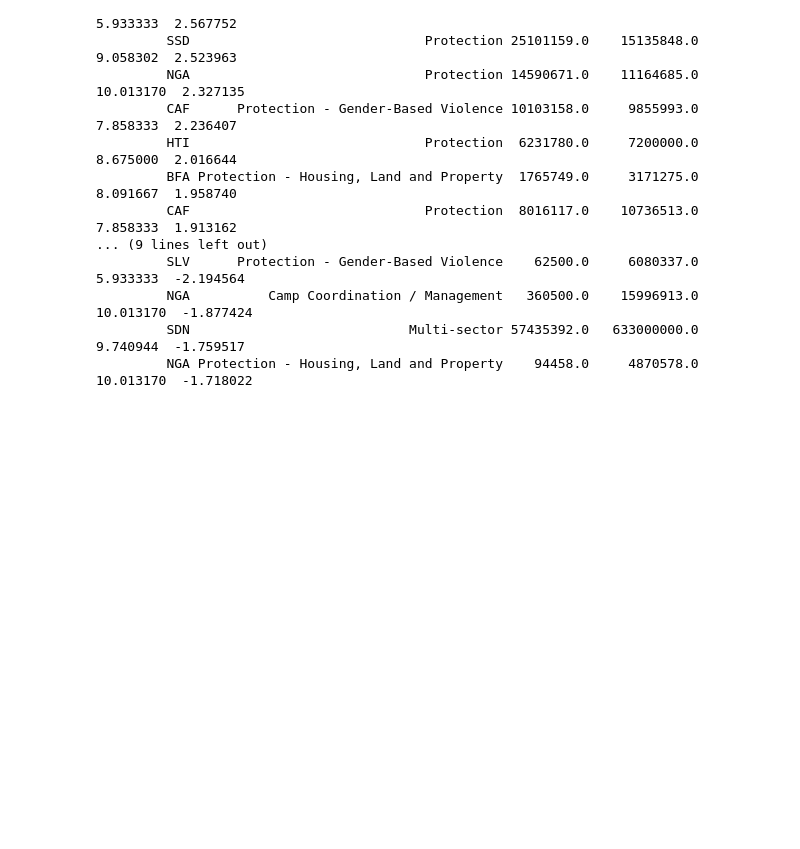
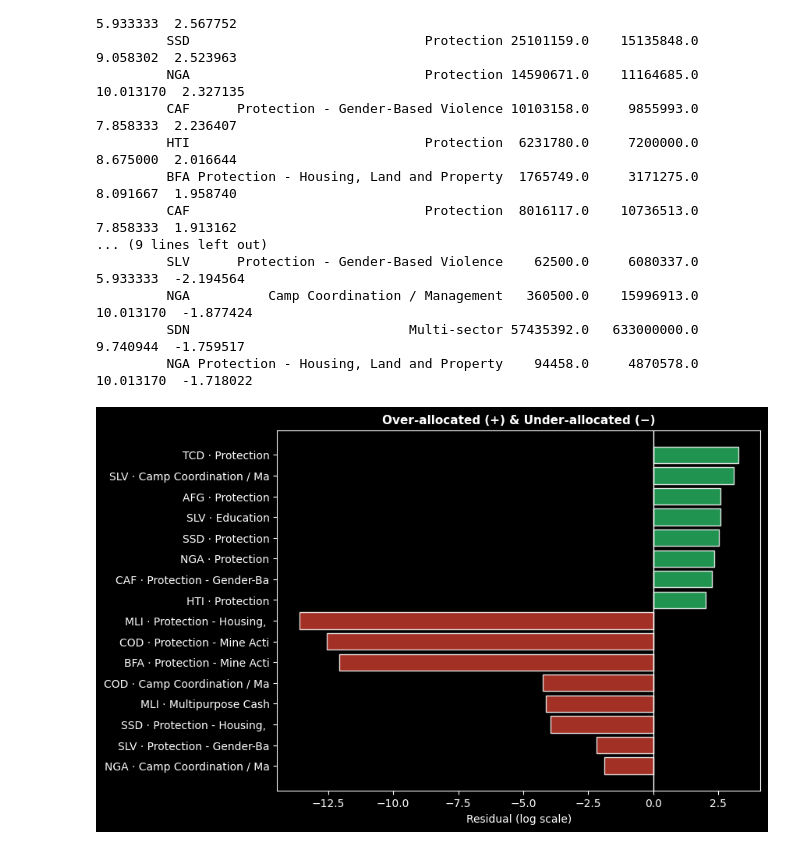
Before and after one commit to LorenzoCalda/ETH-Datathon-2026, a Jupyter notebook: Code/country_requirements.ipynb, the cells around one changed output. Saved outputs shown, nothing was run; the diff lists cells and outputs as text; code cells hidden in the pictures; blank space fills up the shorter version.

```diff
--- a/Code/country_requirements.ipynb
+++ b/Code/country_requirements.ipynb
@@ -416,3 +423,20 @@ country_code                                 cluster    funding  requirements  t
          NGA          Camp Coordination / Management   360500.0    15996913.0       10.013170  -1.877424
          SDN                            Multi-sector 57435392.0   633000000.0        9.740944  -1.759517
          NGA Protection - Housing, Land and Property    94458.0     4870578.0       10.013170  -1.718022
+# %%
+fig, axes = plt.subplots(1, 1, figsize=(8, 6))
+
+n_show = 8
+top_pos = a3.nlargest(n_show, 'residual')[['country_code', 'cluster', 'residual']].copy()
+top_neg = a3.nsmallest(n_show, 'residual')[['country_code', 'cluster', 'residual']].copy()
+extremes = pd.concat([top_pos, top_neg]).reset_index(drop=True)
+extremes['label'] = extremes['country_code'] + ' · ' + extremes['cluster'].str[:22]
+bar_colors = ['#27ae60' if r > 0 else '#c0392b' for r in extremes['residual']]
+
+axes.barh(extremes['label'], extremes['residual'], color=bar_colors, alpha=0.85, edgecolor='white')
+axes.axvline(0, color='white', linewidth=1)
+axes.set_xlabel('Residual (log scale)')
+axes.set_title('Over-allocated (+) & Under-allocated (−)', fontsize=11, fontweight='bold')
+axes.invert_yaxis()
+# %% [output]
+[figure, added]
```
Also changed, not shown: parts of 13 cells of this notebook.
